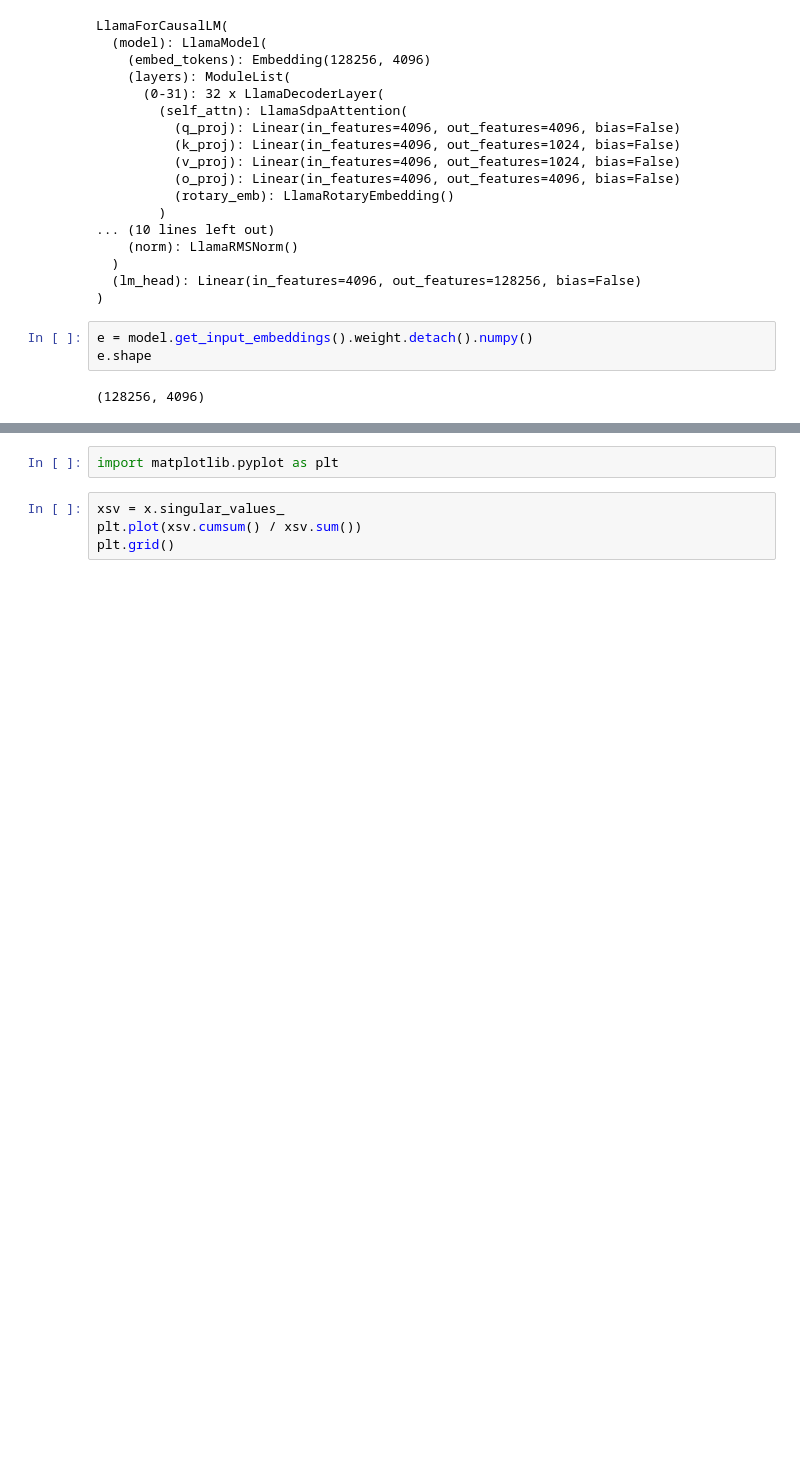
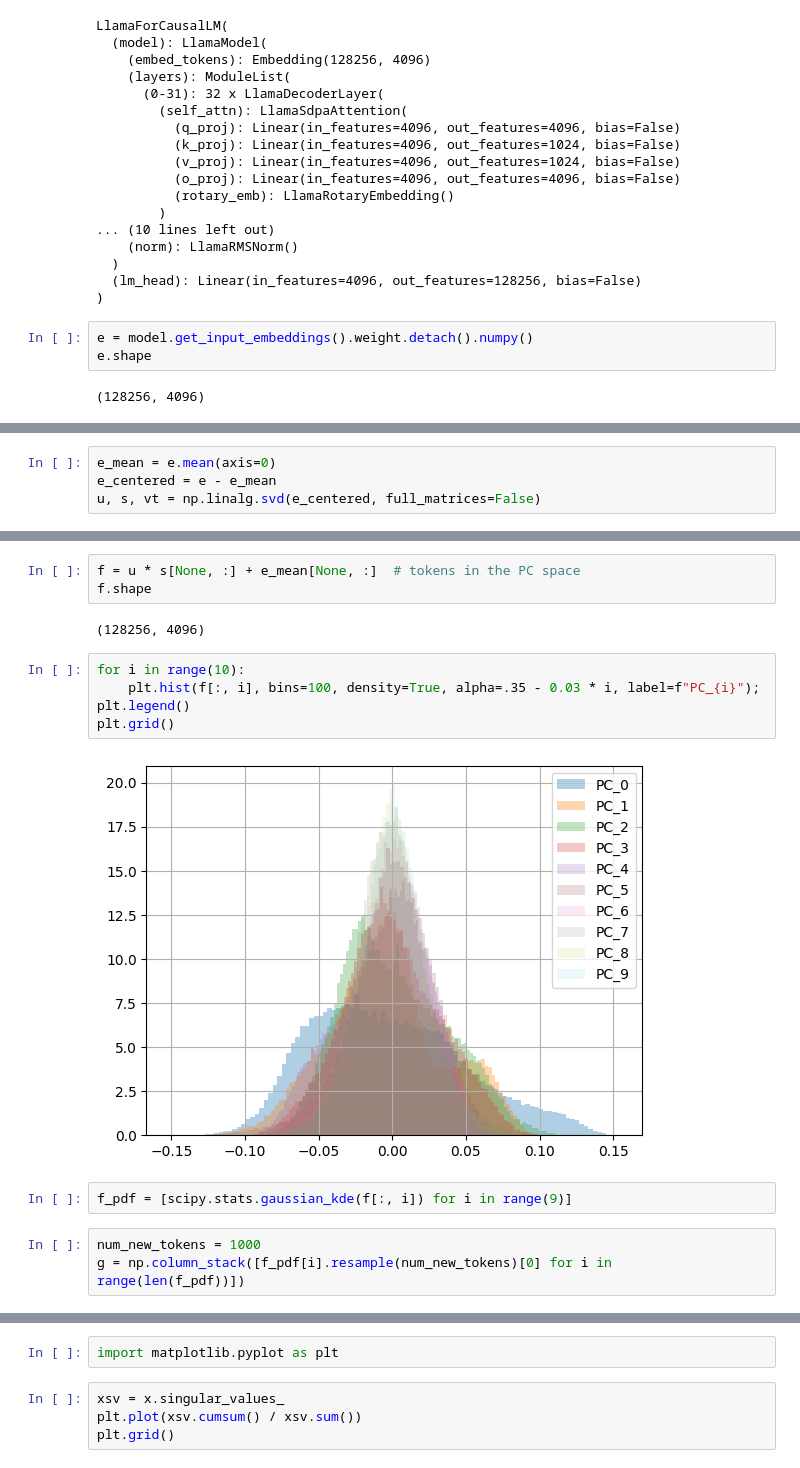
Before and after one commit to vpfister/tiny-llama3, a Jupyter notebook: notebooks/analyze_embeddings_pca.ipynb, the cells around one changed output, grey strips where cells are left out. Drawn from its saved outputs; the diff is of its cells as text; blank space fills up the shorter version.

```diff
--- a/notebooks/analyze_embeddings_pca.ipynb
+++ b/notebooks/analyze_embeddings_pca.ipynb
@@ -36,0 +121,4 @@ bs = 100000
+# %%
+e_mean = e.mean(axis=0)
+e_centered = e - e_mean
+u, s, vt = np.linalg.svd(e_centered, full_matrices=False)
@@ -36,0 +133,17 @@ bs = 100000
+# %%
+f = u * s[None, :] + e_mean[None, :]  # tokens in the PC space
+f.shape
+# %% [output]
+(128256, 4096)
+# %%
+for i in range(10):
+    plt.hist(f[:, i], bins=100, density=True, alpha=.35 - 0.03 * i, label=f"PC_{i}");
+plt.legend()
+plt.grid()
+# %% [output]
+[figure, added]
+# %%
+f_pdf = [scipy.stats.gaussian_kde(f[:, i]) for i in range(9)]
+# %%
+num_new_tokens = 1000
+g = np.column_stack([f_pdf[i].resample(num_new_tokens)[0] for i in range(len(f_pdf))])
```
Also changed, not shown: parts of 50 cells of this notebook, 4 other files.
